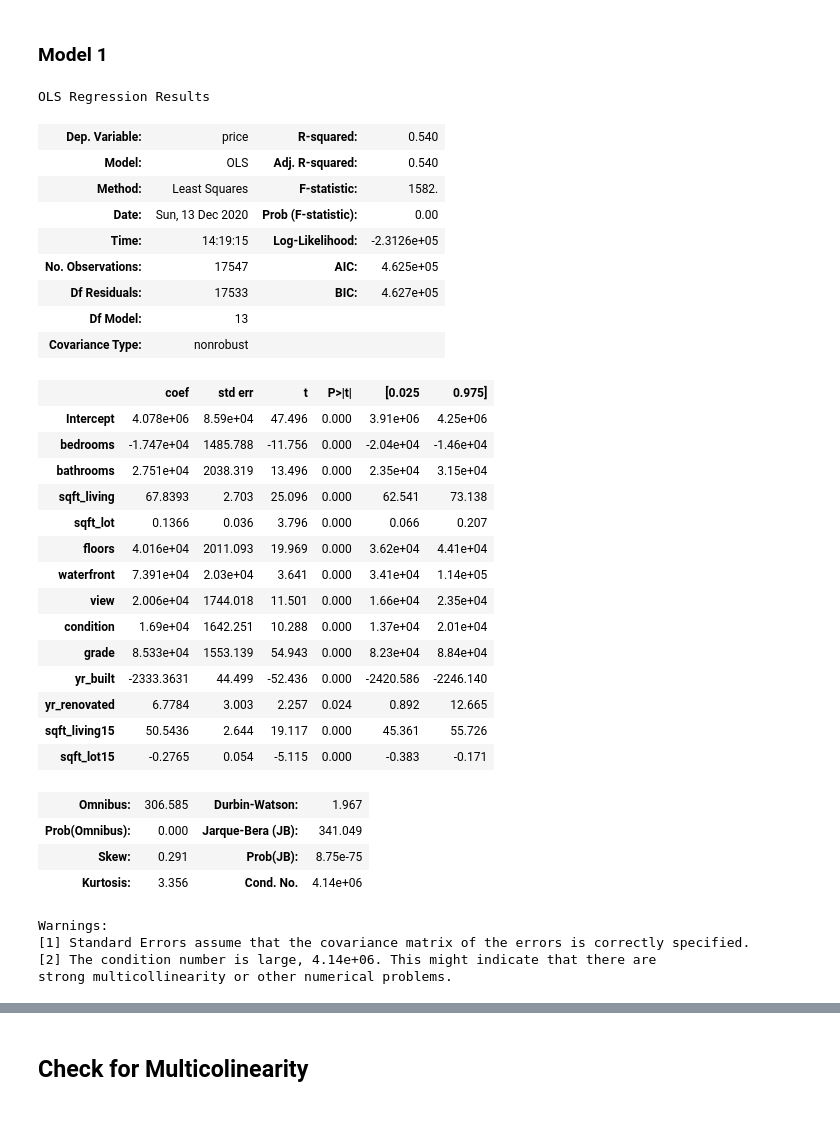
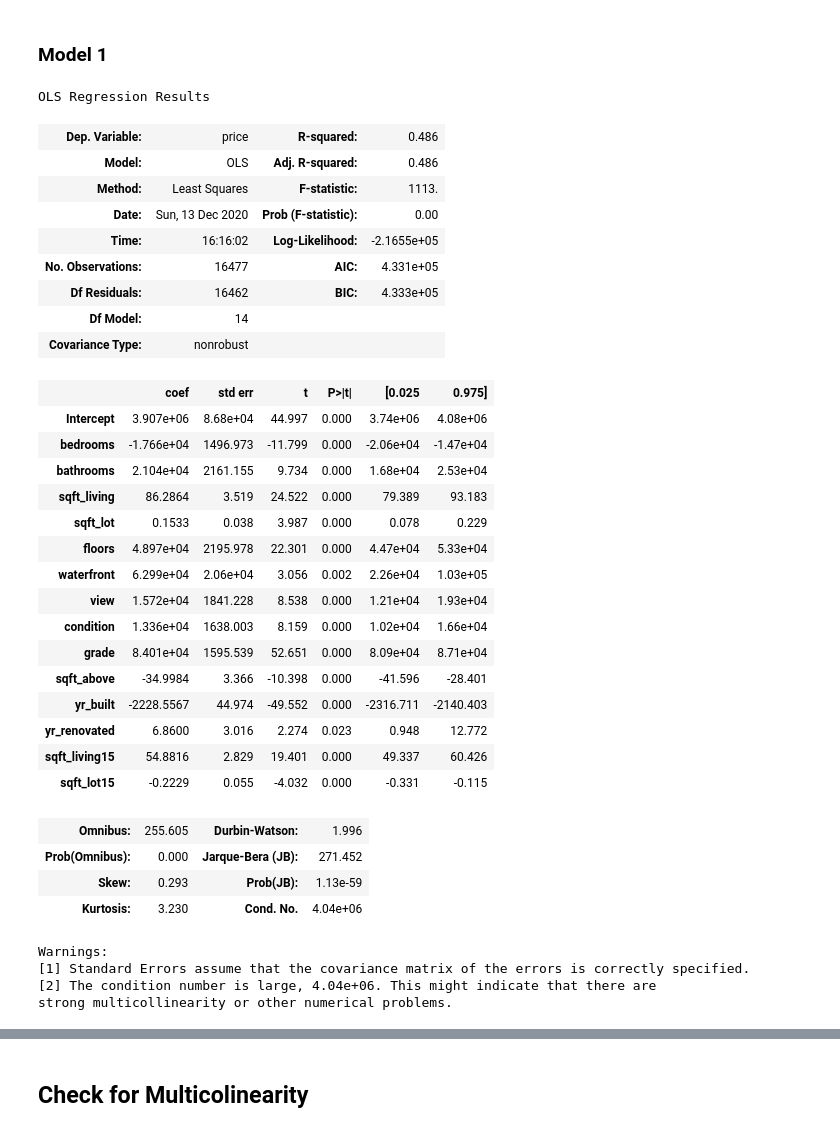
Before and after one commit to garseed/project2, a Jupyter notebook: housing_model.ipynb, the cells around one changed output, grey strips where cells are left out. Drawn from its saved outputs; the diff is of its cells as text; code cells hidden in the pictures.

```diff
--- a/housing_model.ipynb
+++ b/housing_model.ipynb
@@ -122,41 +122,42 @@ fig.show()
 # run an OLS model excluding everything with a P value of over 5%
 # %%
 # model with only normally distributed log transformations
-model1 = ols(formula="price ~ bedrooms + bathrooms + sqft_living + sqft_lot + floors + waterfront + view + condition + grade + yr_built + yr_renovated + sqft_living15 + sqft_lot15", data=df).fit()
+model1 = ols(formula="price ~ bedrooms + bathrooms + sqft_living + sqft_lot + floors + waterfront + view + condition + grade + sqft_above + yr_built + yr_renovated + sqft_living15 + sqft_lot15", data=df).fit()
 model1.summary()
 # %% [output]
 OLS Regression Results
-| Dep. Variable: | price | R-squared: | 0.540 |
-| Model: | OLS | Adj. R-squared: | 0.540 |
-| Method: | Least Squares | F-statistic: | 1582. |
+| Dep. Variable: | price | R-squared: | 0.486 |
+| Model: | OLS | Adj. R-squared: | 0.486 |
+| Method: | Least Squares | F-statistic: | 1113. |
 | Date: | Sun, 13 Dec 2020 | Prob (F-statistic): | 0.00 |
-| Time: | 14:19:15 | Log-Likelihood: | -2.3126e+05 |
-| No. Observations: | 17547 | AIC: | 4.625e+05 |
-| Df Residuals: | 17533 | BIC: | 4.627e+05 |
-| Df Model: | 13 |  |  |
+| Time: | 16:16:02 | Log-Likelihood: | -2.1655e+05 |
+| No. Observations: | 16477 | AIC: | 4.331e+05 |
+| Df Residuals: | 16462 | BIC: | 4.333e+05 |
+| Df Model: | 14 |  |  |
 | Covariance Type: | nonrobust |  |  |
 |  | coef | std err | t | P>|t| | [0.025 | 0.975] |
-| Intercept | 4.078e+06 | 8.59e+04 | 47.496 | 0.000 | 3.91e+06 | 4.25e+06 |
-| bedrooms | -1.747e+04 | 1485.788 | -11.756 | 0.000 | -2.04e+04 | -1.46e+04 |
-| bathrooms | 2.751e+04 | 2038.319 | 13.496 | 0.000 | 2.35e+04 | 3.15e+04 |
-| sqft_living | 67.8393 | 2.703 | 25.096 | 0.000 | 62.541 | 73.138 |
-| sqft_lot | 0.1366 | 0.036 | 3.796 | 0.000 | 0.066 | 0.207 |
-| floors | 4.016e+04 | 2011.093 | 19.969 | 0.000 | 3.62e+04 | 4.41e+04 |
-| waterfront | 7.391e+04 | 2.03e+04 | 3.641 | 0.000 | 3.41e+04 | 1.14e+05 |
-| view | 2.006e+04 | 1744.018 | 11.501 | 0.000 | 1.66e+04 | 2.35e+04 |
-| condition | 1.69e+04 | 1642.251 | 10.288 | 0.000 | 1.37e+04 | 2.01e+04 |
-| grade | 8.533e+04 | 1553.139 | 54.943 | 0.000 | 8.23e+04 | 8.84e+04 |
-| yr_built | -2333.3631 | 44.499 | -52.436 | 0.000 | -2420.586 | -2246.140 |
-| yr_renovated | 6.7784 | 3.003 | 2.257 | 0.024 | 0.892 | 12.665 |
-| sqft_living15 | 50.5436 | 2.644 | 19.117 | 0.000 | 45.361 | 55.726 |
-| sqft_lot15 | -0.2765 | 0.054 | -5.115 | 0.000 | -0.383 | -0.171 |
+| Intercept | 3.907e+06 | 8.68e+04 | 44.997 | 0.000 | 3.74e+06 | 4.08e+06 |
+| bedrooms | -1.766e+04 | 1496.973 | -11.799 | 0.000 | -2.06e+04 | -1.47e+04 |
+| bathrooms | 2.104e+04 | 2161.155 | 9.734 | 0.000 | 1.68e+04 | 2.53e+04 |
+| sqft_living | 86.2864 | 3.519 | 24.522 | 0.000 | 79.389 | 93.183 |
+| sqft_lot | 0.1533 | 0.038 | 3.987 | 0.000 | 0.078 | 0.229 |
+| floors | 4.897e+04 | 2195.978 | 22.301 | 0.000 | 4.47e+04 | 5.33e+04 |
+| waterfront | 6.299e+04 | 2.06e+04 | 3.056 | 0.002 | 2.26e+04 | 1.03e+05 |
+| view | 1.572e+04 | 1841.228 | 8.538 | 0.000 | 1.21e+04 | 1.93e+04 |
+| condition | 1.336e+04 | 1638.003 | 8.159 | 0.000 | 1.02e+04 | 1.66e+04 |
+| grade | 8.401e+04 | 1595.539 | 52.651 | 0.000 | 8.09e+04 | 8.71e+04 |
+| sqft_above | -34.9984 | 3.366 | -10.398 | 0.000 | -41.596 | -28.401 |
+| yr_built | -2228.5567 | 44.974 | -49.552 | 0.000 | -2316.711 | -2140.403 |
+| yr_renovated | 6.8600 | 3.016 | 2.274 | 0.023 | 0.948 | 12.772 |
+| sqft_living15 | 54.8816 | 2.829 | 19.401 | 0.000 | 49.337 | 60.426 |
+| sqft_lot15 | -0.2229 | 0.055 | -4.032 | 0.000 | -0.331 | -0.115 |
-| Omnibus: | 306.585 | Durbin-Watson: | 1.967 |
-| Prob(Omnibus): | 0.000 | Jarque-Bera (JB): | 341.049 |
-| Skew: | 0.291 | Prob(JB): | 8.75e-75 |
-| Kurtosis: | 3.356 | Cond. No. | 4.14e+06 |
+| Omnibus: | 255.605 | Durbin-Watson: | 1.996 |
+| Prob(Omnibus): | 0.000 | Jarque-Bera (JB): | 271.452 |
+| Skew: | 0.293 | Prob(JB): | 1.13e-59 |
+| Kurtosis: | 3.230 | Cond. No. | 4.04e+06 |
 Warnings:
 [1] Standard Errors assume that the covariance matrix of the errors is correctly specified.
-[2] The condition number is large, 4.14e+06. This might indicate that there are
+[2] The condition number is large, 4.04e+06. This might indicate that there are
 strong multicollinearity or other numerical problems.
 # %%
 residuals = model1.resid
```
Also changed, not shown: parts of 26 cells of this notebook, 2 other files.
